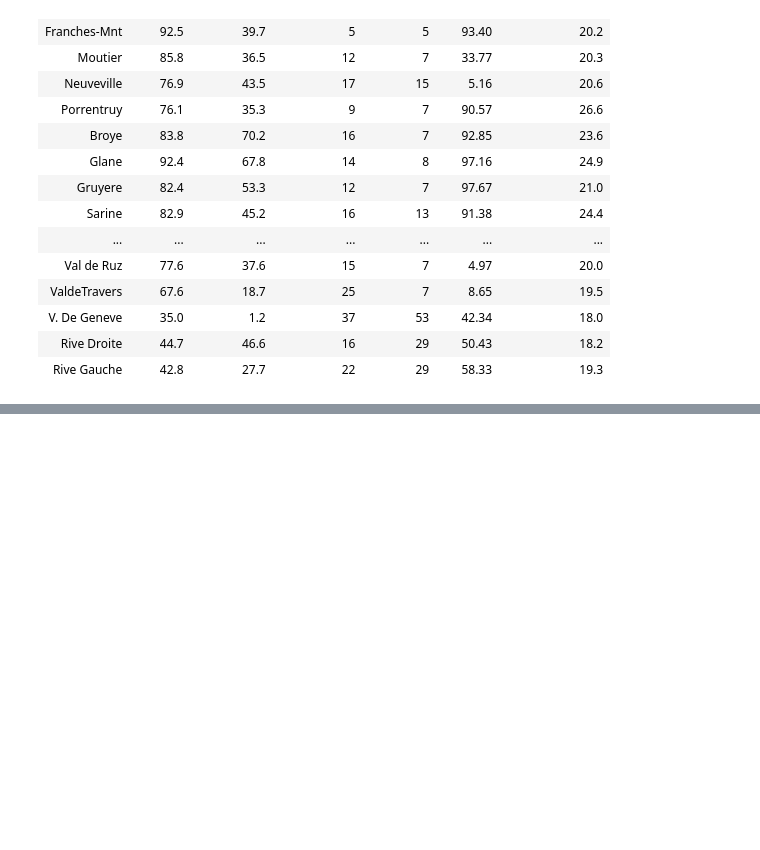
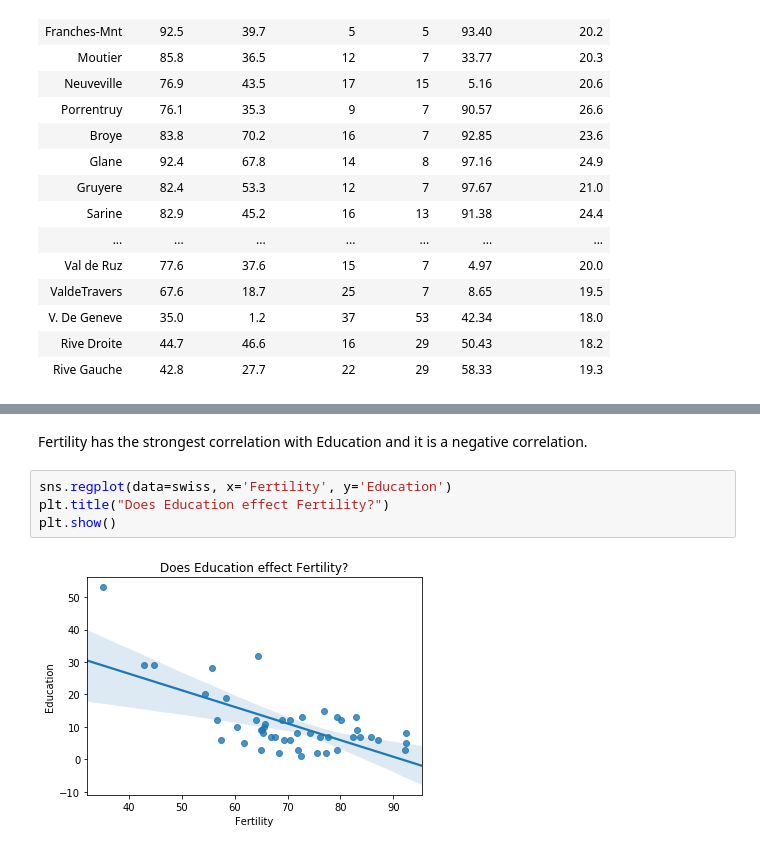
Before and after one commit to RyanMcCall/python-exercises, a Jupyter notebook: 4.8.5_seaborn_exercises.ipynb, the cells around one changed output, grey strips where cells are left out. Cells and saved outputs as stored; diff of their text form; blank space fills up the shorter version.

```diff
--- a/4.8.5_seaborn_exercises.ipynb
+++ b/4.8.5_seaborn_exercises.ipynb
@@ -250,0 +267,8 @@ sns.heatmap(swiss.corr(), annot=True, cmap='Greens')
+# %% [markdown]
+Fertility has the strongest correlation with Education and it is a negative correlation.
+# %%
+sns.regplot(data=swiss, x='Fertility', y='Education')
+plt.title("Does Education effect Fertility?")
+plt.show()
+# %% [output]
+[figure, added]
```
Also changed, not shown: parts of 18 cells of this notebook.
